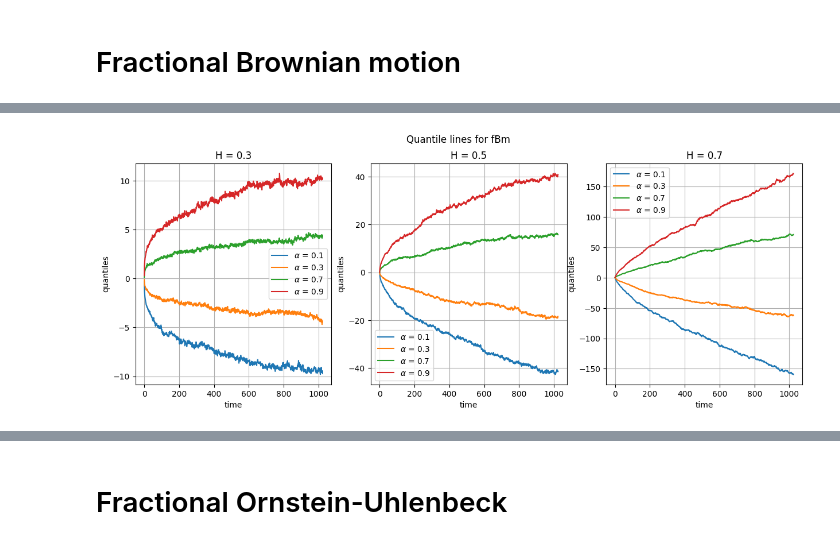
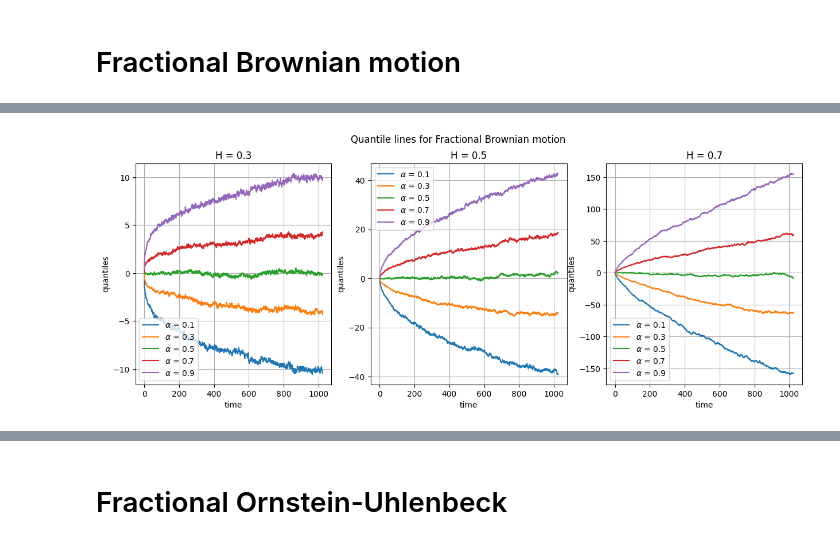
Before and after one commit to KohutMaria/CSOSP, a Jupyter notebook: Report3.ipynb, the cells around one changed output, grey strips where cells are left out. Drawn from its saved outputs; the diff is of its cells as text; code cells hidden in the pictures.

```diff
--- a/Report3.ipynb
+++ b/Report3.ipynb
@@ -51,6 +262,21 @@ def Sigma_fbm(time, H):
     return sigma
 # %%
 def cholesky_gen(time, Sigma, N = 1, **kwargs):
+    """
+    Function to generate a process for given covariance matrix
+    via Cholesky decomposition
+
+    params
+    ------
+    time - time (list)
+    Sigma - covariance matrix
+    N - number of trajectories to generate
+
+    returns
+    -------
+    N trajectories of length le(time) of a process
+    """
+
     n = len(time)
     Sigma = Sigma(time, **kwargs)
     L = cholesky(Sigma)
@@ -84,5 +288,0 @@ plt.show()
-# %%
-time = np.arange(0.01,n+0.01)
-fbm = [cholesky_gen(time,Sigma_fbm,N,H=0.3), cholesky_gen(time,Sigma_fbm,N,H=0.5), cholesky_gen(time,Sigma_fbm,N,H=0.7)]
-H = [0.3,0.5,0.7]
-plot_traj(time, fbm, H, "Fractional Brownian motion")
@@ -90,0 +289,7 @@ plot_traj(time, fbm, H, "Fractional Brownian motion")
+# %%
+N = 5
+fbm = []
+H = [0.3, 0.5, 0.7]
+for h in H:
+  fbm.append(cholesky_gen(time, Sigma_fbm, N, H = h))
+plot_traj(time, fbm, H, "Fractional Brownian motion")
@@ -100,7 +301,11 @@ fbm07 = cholesky_gen(time,Sigma_fbm,N,H=0.7)
+# %%
+N = 1000
+fbm = []
+H = [0.3, 0.5, 0.7]
+for h in H:
+  fbm.append(cholesky_gen(time, Sigma_fbm, N, H = h))
 # %%
-H = [0.3,0.5,0.7]
-B = [fbm03,fbm05,fbm07]
-alphas = [0.1, 0.3, 0.7, 0.9]
-plot_quantile_lines(time,B,H,alphas,"fBm")
+alphas = [0.1, 0.3, 0.5, 0.7, 0.9]
+plot_quantile_lines(time, fbm, H, alphas, "Fractional Brownian motion")
 # %% [output]
-[figure, old version]
+[figure, new version]
```
Also changed, not shown: parts of 125 cells of this notebook.
